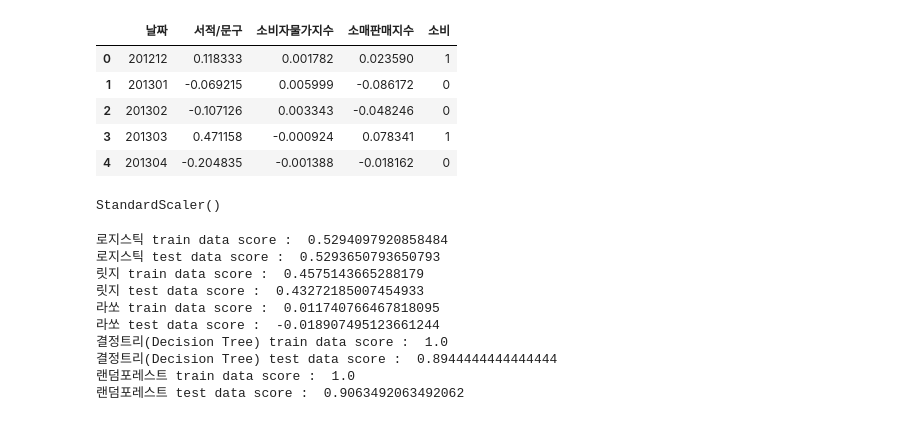
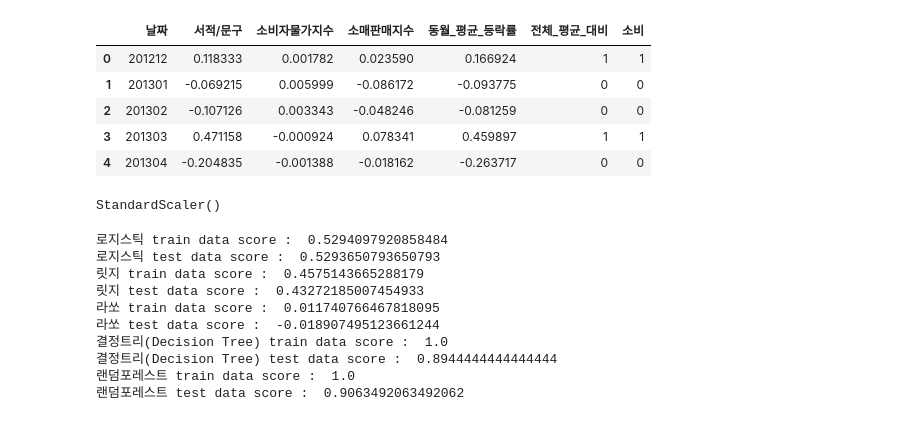
Before and after one commit to jkim0313/project1_dajopay, a Jupyter notebook: decisiontree.ipynb, the cells around one changed output. Cells and saved outputs as stored; diff of their text form; code cells hidden in the pictures.

```diff
--- a/decisiontree.ipynb
+++ b/decisiontree.ipynb
@@ -1,17 +1,18 @@
 # %%
 import pandas as pd
-df = pd.read_csv('./data/up_or_down.csv')
+# df = pd.read_csv('./data/up_or_down.csv')
+df = pd.read_csv('./data/test_df.csv')
 df.drop(columns="Unnamed: 0", inplace=True)
 # df["날짜"] = pd.to_datetime(df["날짜"], format='%Y%m')      # 데이터 타입 datetime으로 변경
 # df["날짜"] = df["날짜"].dt.strftime('%Y%m') # datetime 형식 설정
 # df.set_index("날짜", inplace=True)          # 날짜 컬럼 인덱스 설정
 
 df.head()
 # %% [output]
-|  | 날짜 | 서적/문구 | 소비자물가지수 | 소매판매지수 | 소비 |
-| 0 | 201212 | 0.118333 | 0.001782 | 0.023590 | 1 |
-| 1 | 201301 | -0.069215 | 0.005999 | -0.086172 | 0 |
-| 2 | 201302 | -0.107126 | 0.003343 | -0.048246 | 0 |
-| 3 | 201303 | 0.471158 | -0.000924 | 0.078341 | 1 |
-| 4 | 201304 | -0.204835 | -0.001388 | -0.018162 | 0 |
+|  | 날짜 | 서적/문구 | 소비자물가지수 | 소매판매지수 | 동월_평균_등락률 | 전체_평균_대비 | 소비 |
+| 0 | 201212 | 0.118333 | 0.001782 | 0.023590 | 0.166924 | 1 | 1 |
+| 1 | 201301 | -0.069215 | 0.005999 | -0.086172 | -0.093775 | 0 | 0 |
+| 2 | 201302 | -0.107126 | 0.003343 | -0.048246 | -0.081259 | 0 | 0 |
+| 3 | 201303 | 0.471158 | -0.000924 | 0.078341 | 0.459897 | 1 | 1 |
+| 4 | 201304 | -0.204835 | -0.001388 | -0.018162 | -0.263717 | 0 | 0 |
 # %%
```
Also changed, not shown: parts of 3 cells of this notebook, 4 other files.
